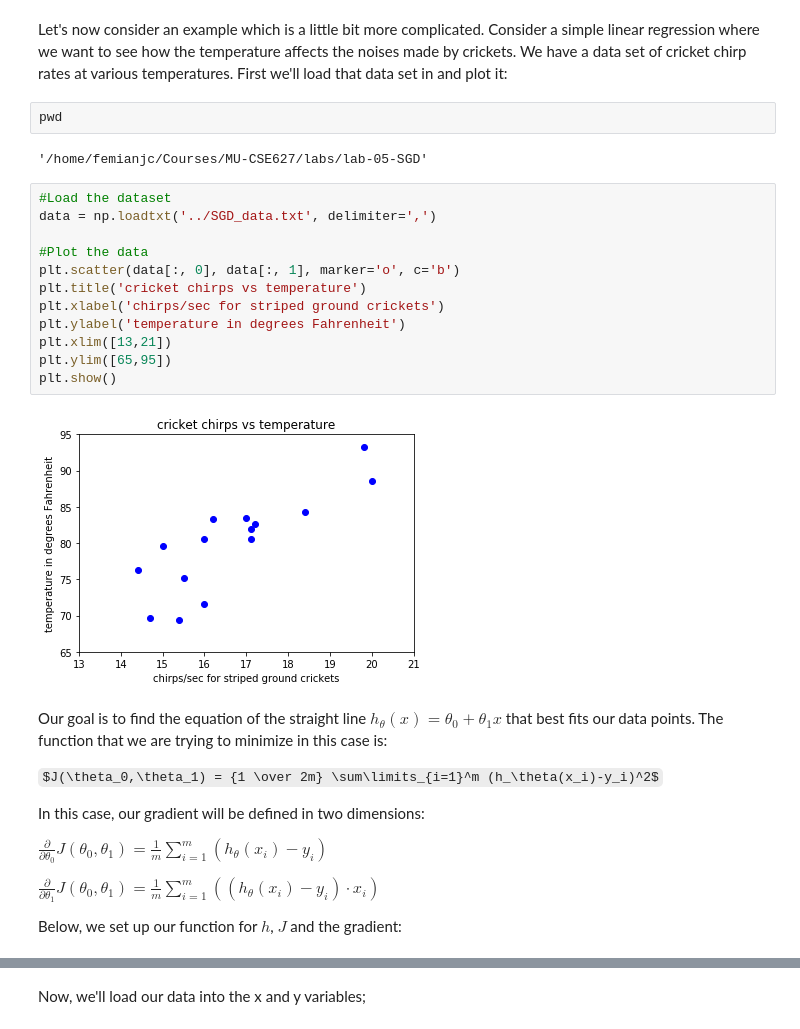
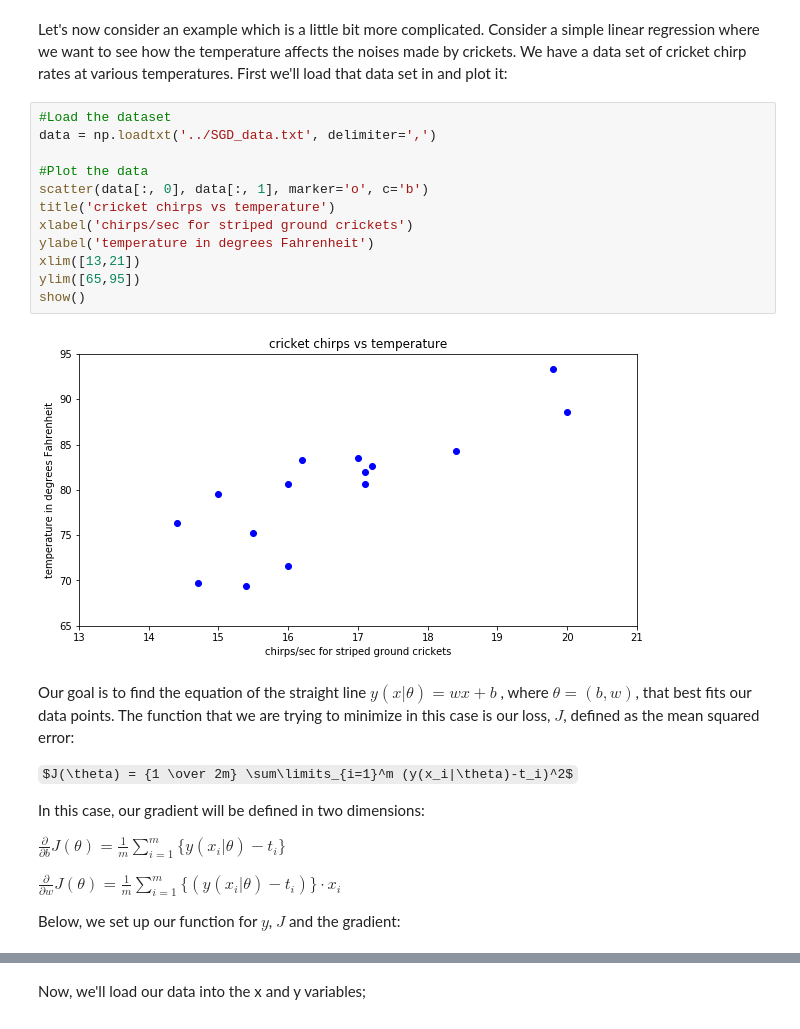
Before and after one commit to MU-CSE627/MU-CSE627, a Jupyter notebook: labs/lab-05-SGD/lab-04.ipynb, the cells around one changed output, grey strips where cells are left out. Cells and saved outputs as stored; diff of their text form; some formulas as TeX source.

```diff
--- a/labs/lab-05-SGD/lab-04.ipynb
+++ b/labs/lab-05-SGD/lab-04.ipynb
@@ -198,32 +469,29 @@ Number of steps: 6
 # %% [markdown]
 Let's now consider an example which is a little bit more complicated. Consider a simple linear regression where we want to see how the temperature affects the noises made by crickets. We have a data set of cricket chirp rates at various temperatures. First we'll load that data set in and plot it:
-# %%
-pwd
-# %% [output]
-'/home/femianjc/Courses/MU-CSE627/labs/lab-05-SGD'
 # %%
 #Load the dataset
 data = np.loadtxt('../SGD_data.txt', delimiter=',')
 
 #Plot the data
-plt.scatter(data[:, 0], data[:, 1], marker='o', c='b')
-plt.title('cricket chirps vs temperature')
-plt.xlabel('chirps/sec for striped ground crickets')
-plt.ylabel('temperature in degrees Fahrenheit')
-plt.xlim([13,21])
-plt.ylim([65,95])
-plt.show()
+scatter(data[:, 0], data[:, 1], marker='o', c='b')
+title('cricket chirps vs temperature')
+xlabel('chirps/sec for striped ground crickets')
+ylabel('temperature in degrees Fahrenheit')
+xlim([13,21])
+ylim([65,95])
+show()
 # %% [output]
-[figure, old version]
+[figure, new version]
 # %% [markdown]
-Our goal is to find the equation of the straight line $h_\theta(x) = \theta_0 + \theta_1 x$ that best fits our data points. The function that we are trying to minimize in this case is:
+Our goal is to find the equation of the straight line $y(x | \theta ) = w x + b$ , where $\theta=(b,w)$, that best fits our data points.
+The function that we are trying to minimize in this case is our loss, $J$, defined as the mean squared error:
 
-$J(\theta_0,\theta_1) = {1 \over 2m} \sum\limits_{i=1}^m (h_\theta(x_i)-y_i)^2$
+$J(\theta) = {1 \over 2m} \sum\limits_{i=1}^m (y(x_i|\theta)-t_i)^2$
 
 In this case, our gradient will be defined in two dimensions:
 
-$\frac{\partial}{\partial \theta_0} J(\theta_0,\theta_1) = \frac{1}{m}  \sum\limits_{i=1}^m (h_\theta(x_i)-y_i)$
+$\frac{\partial}{\partial b} J(\theta) = \frac{1}{m}  \sum\limits_{i=1}^m \{y(x_i|\theta)-t_i\}$
 
-$\frac{\partial}{\partial \theta_1} J(\theta_0,\theta_1) = \frac{1}{m}  \sum\limits_{i=1}^m ((h_\theta(x_i)-y_i) \cdot x_i)$
+$\frac{\partial}{\partial w} J(\theta) = \frac{1}{m}  \sum\limits_{i=1}^m \{(y(x_i|\theta)-t_i)\}\cdot x_i$
 
-Below, we set up our function for $h$, $J$ and the gradient:
+Below, we set up our function for $y$, $J$ and the gradient:
```
Also changed, not shown: parts of 132 cells of this notebook.
